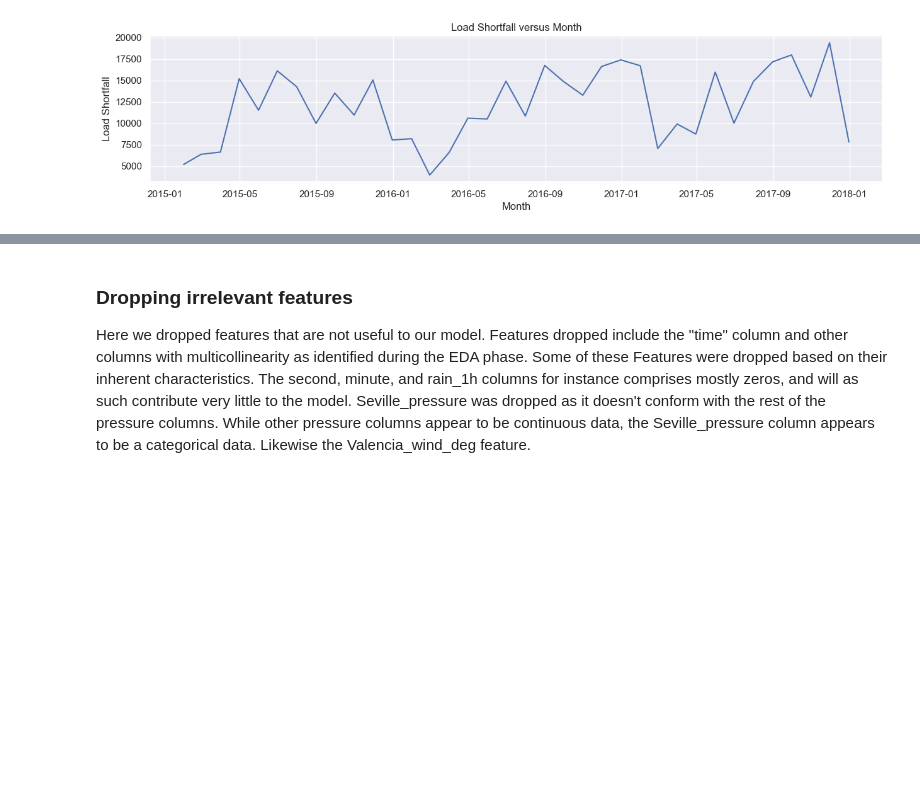
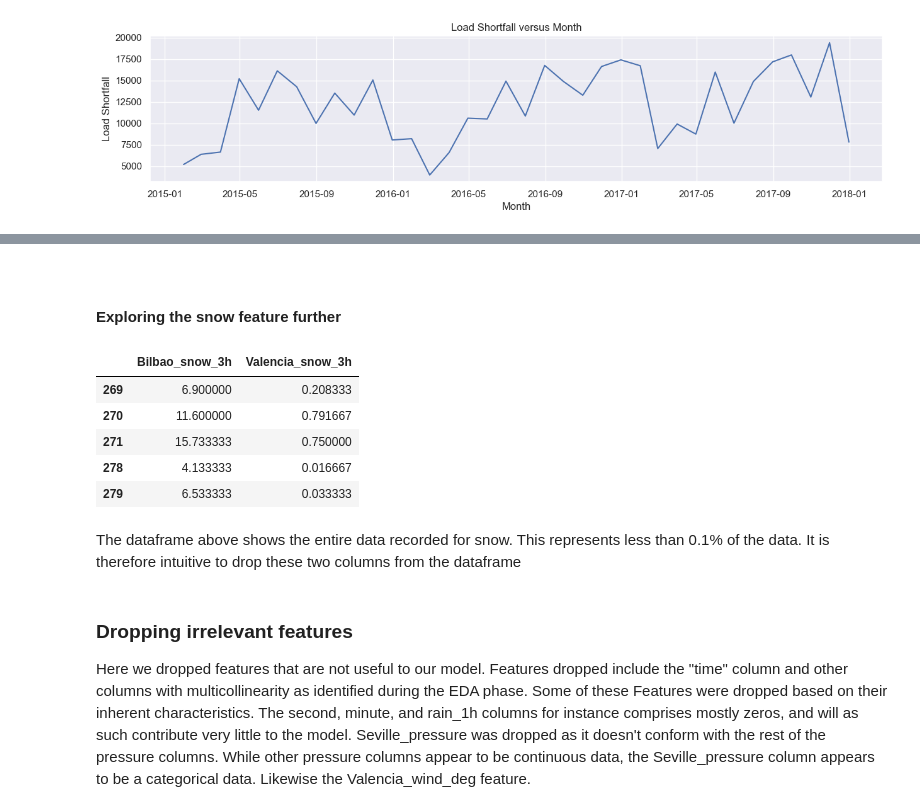
Before and after one commit to YinkaOlusola/Energy_Demand_Shortfall_Prediction-Advanced_Regression, a Jupyter notebook: project_notebook.ipynb, the cells around one changed output, grey strips where cells are left out. Cells and saved outputs as stored; diff of their text form; code cells hidden in the pictures; blank space fills up the shorter version.

Commit message:
Exploratory Data Analysis of load_short_fall pattern

```diff
--- a/project_notebook.ipynb
+++ b/project_notebook.ipynb
@@ -795,3 +809,20 @@ The plots above shows how each weather condition varies with time across each ci
+# %% [markdown]
+<br>
+
+#### Exploring the snow feature further
+# %%
+# Checking the number of entries in the snow columns that are zeros
+
+df_clean_train[(df_clean_train['Bilbao_snow_3h'] != 0) & (df_clean_train['Valencia_snow_3h'] != 0)][['Bilbao_snow_3h', 'Valencia_snow_3h']]
+# %% [output]
+|  | Bilbao_snow_3h | Valencia_snow_3h |
+| 269 | 6.900000 | 0.208333 |
+| 270 | 11.600000 | 0.791667 |
+| 271 | 15.733333 | 0.750000 |
+| 278 | 4.133333 | 0.016667 |
+| 279 | 6.533333 | 0.033333 |
+# %% [markdown]
+The dataframe above shows the entire data recorded for snow. This represents less than 0.1% of the data. It is therefore intuitive to drop these two columns from the dataframe
 # %% [markdown]
 ### Dropping irrelevant features
 
```
Also changed, not shown: parts of 36 cells of this notebook.
